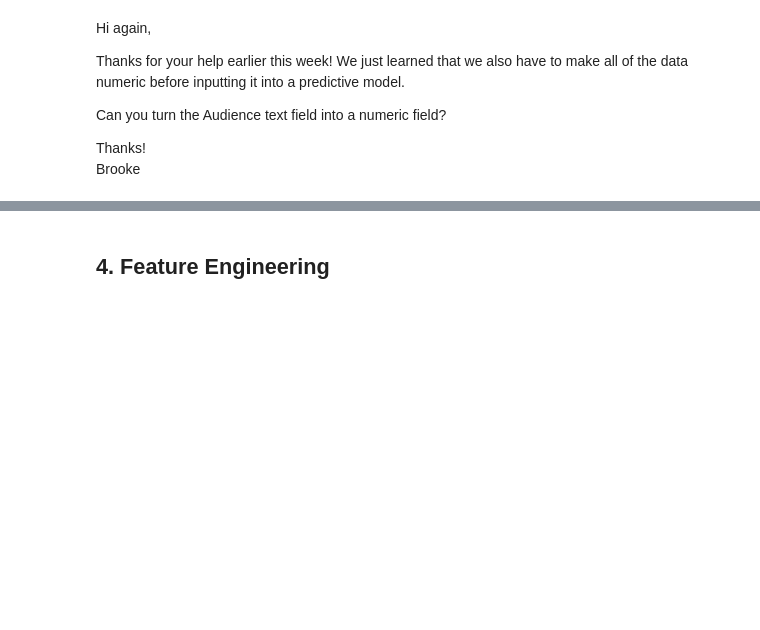
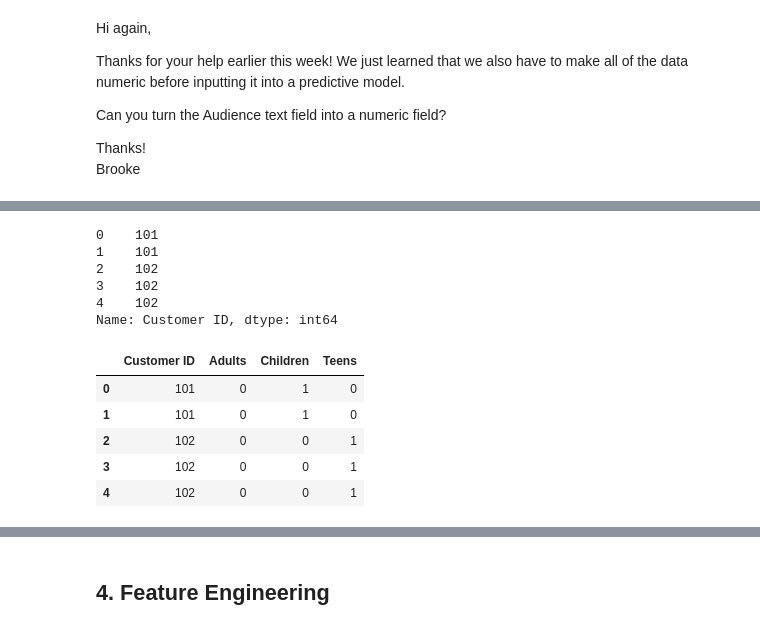
Before and after one commit to Camiloesp/Python-Data-Science-Data-Prep-EDA-with-Python, a Jupyter notebook: Course Assignment Notebooks/section08_prepping_for_modeling_assignments.ipynb, the cells around one changed output, grey strips where cells are left out. Saved outputs shown, nothing was run; the diff lists cells and outputs as text; code cells hidden in the pictures; blank space fills up the shorter version.

```diff
--- a/Course Assignment Notebooks/section08_prepping_for_modeling_assignments.ipynb
+++ b/Course Assignment Notebooks/section08_prepping_for_modeling_assignments.ipynb
@@ -118,3 +228,22 @@ Brooke
+# %%
+df_april_may['Customer ID'].head()
+# %% [output]
+0    101
+1    101
+2    102
+3    102
+4    102
+Name: Customer ID, dtype: int64
+# %%
+cust_audience = pd.concat([df_april_may['Customer ID'], audience_dummies], axis=1)#.head()
+cust_audience.head()
+# %% [output]
+|  | Customer ID | Adults | Children | Teens |
+| 0 | 101 | 0 | 1 | 0 |
+| 1 | 101 | 0 | 1 | 0 |
+| 2 | 102 | 0 | 0 | 1 |
+| 3 | 102 | 0 | 0 | 1 |
+| 4 | 102 | 0 | 0 | 1 |
 # %%
 # Using the Audience dummy variables, create three new columns that contain
 # the number of Adult / Children / Teen books purchased by each customer
```
Also changed, not shown: parts of 14 cells of this notebook.
